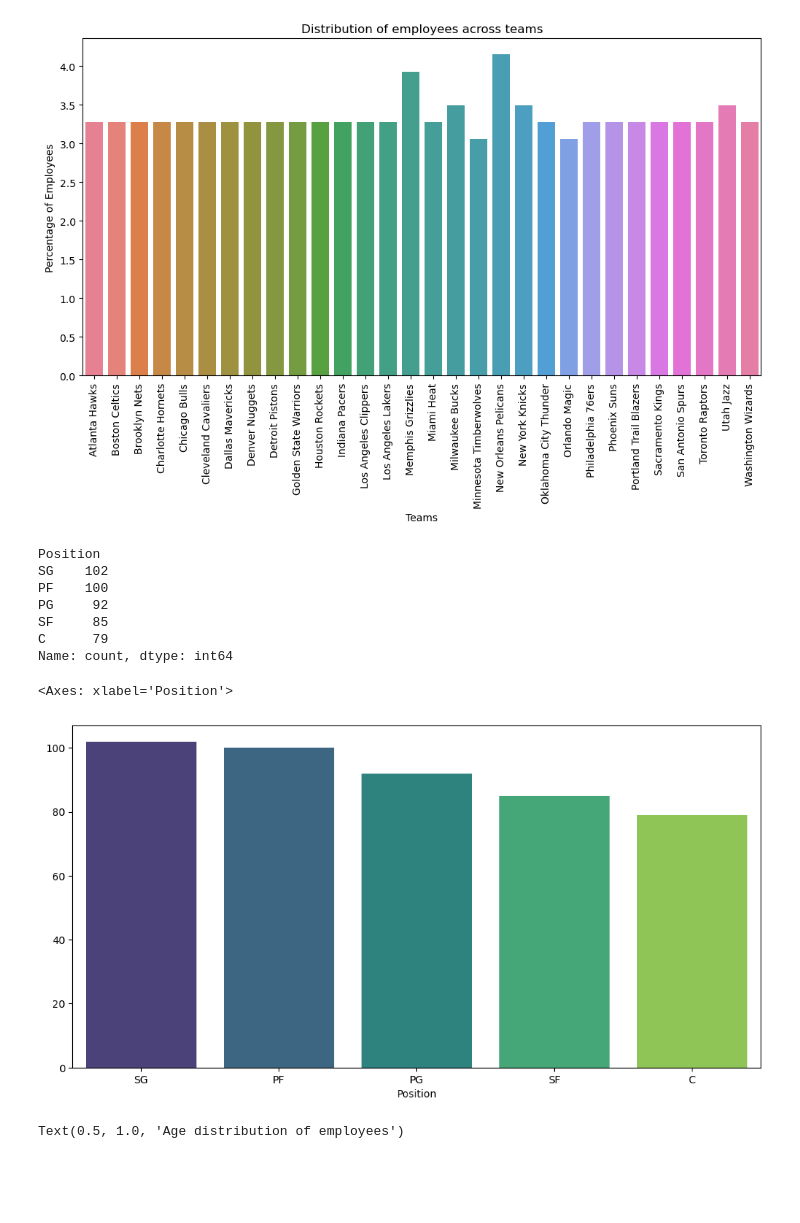
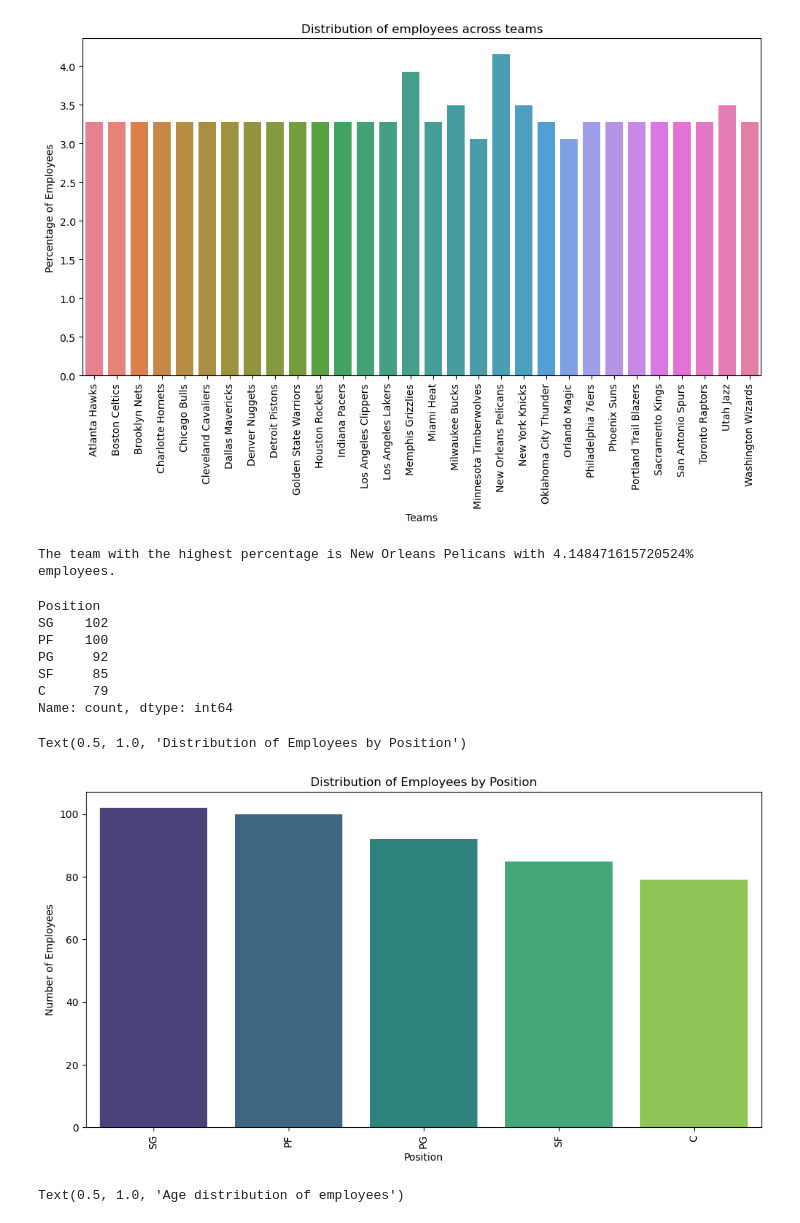
Before and after one commit to chriscjj/Python_Module_End_Project, a Jupyter notebook: Python_Module_End_Project.ipynb, the cells around one changed output. Saved outputs shown, nothing was run; the diff lists cells and outputs as text; code cells hidden in the pictures; blank space fills up the shorter version.

```diff
--- a/Python_Module_End_Project.ipynb
+++ b/Python_Module_End_Project.ipynb
@@ -80,6 +82,11 @@ plt.title("Distribution of employees across teams")
 # %% [output]
 Text(0.5, 1.0, 'Distribution of employees across teams')
 [figure]
+# %%
+team_with_highest_percentage = team_distribution_df.loc[team_distribution_df["Percentage"].idxmax()]
+print(f"The team with the highest percentage is {team_with_highest_percentage['Team']} with {team_with_highest_percentage['Percentage']}% employees.")
+# %% [output]
+The team with the highest percentage is New Orleans Pelicans with 4.148471615720524% employees.
 # %%
 #2. Segregate employees based on their positions within the company.
 # %%
@@ -96,9 +103,13 @@ Name: count, dtype: int64
 # %%
 plt.figure(figsize=(12,6))
 sns.barplot(x=position_distribution.index,y=position_distribution.values,hue=position_distribution.index,palette="viridis")
+plt.xticks(rotation=90)
+plt.xlabel("Position")
+plt.ylabel("Number of Employees")
+plt.title("Distribution of Employees by Position")
 # %% [output]
-<Axes: xlabel='Position'>
+Text(0.5, 1.0, 'Distribution of Employees by Position')
-[figure, old version]
+[figure, new version]
 # %%
 #3. Identify the predominant age group among employees.
 # %%
```
Also changed, not shown: parts of 5 cells of this notebook, 1 other file.
